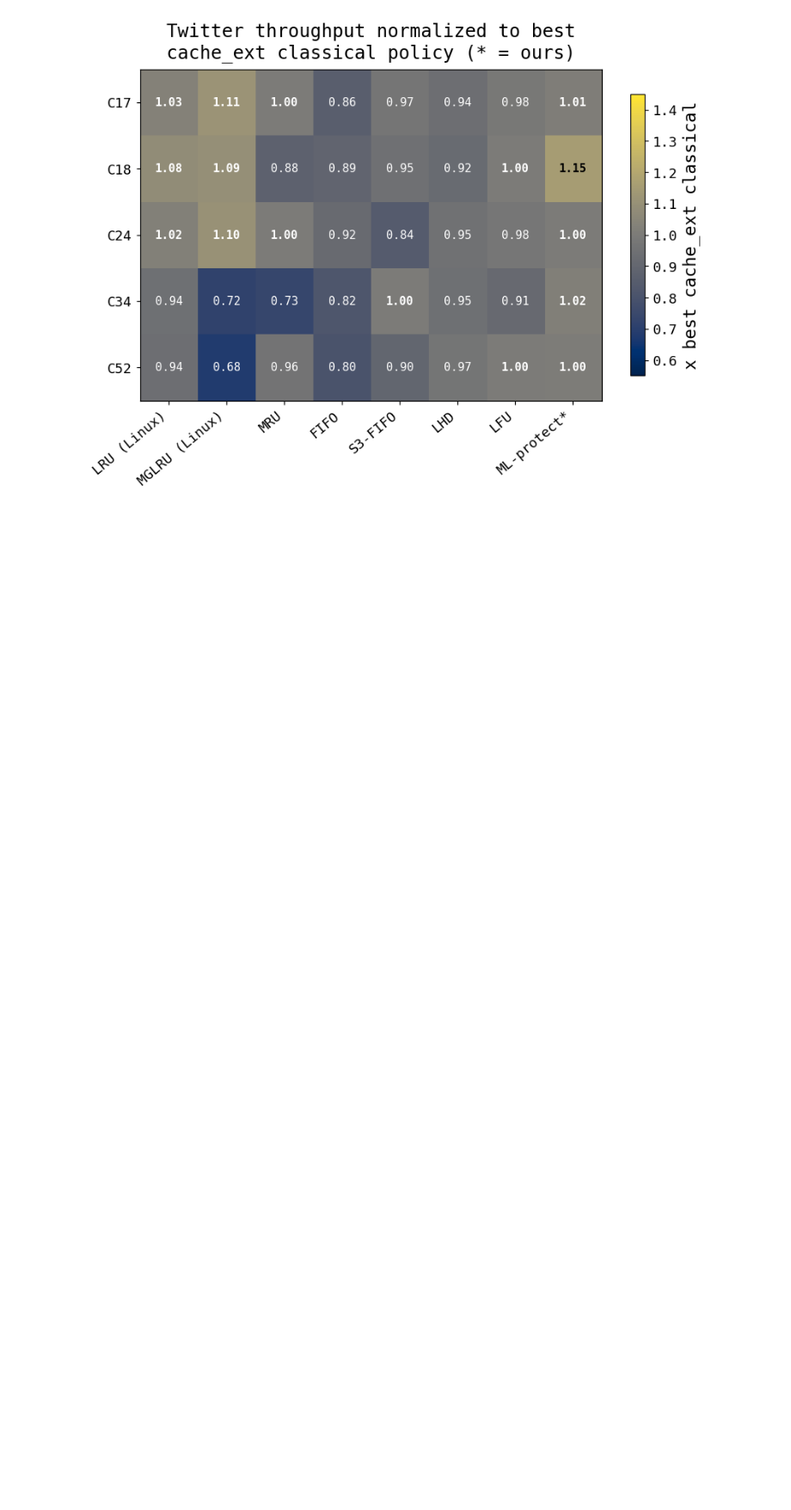
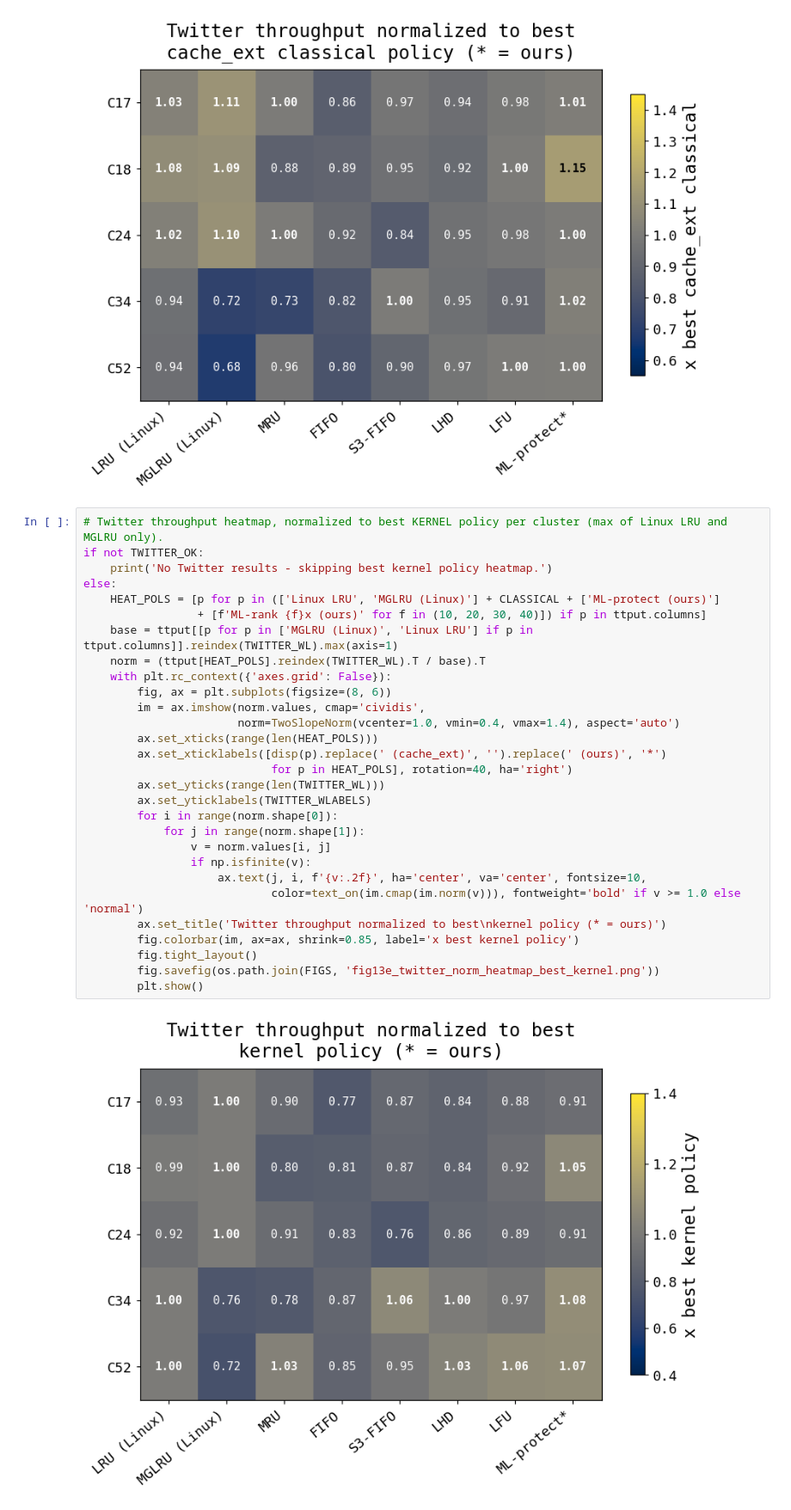
Before and after one commit to JayAndJef/cache_ext_lc, a Jupyter notebook: visualizations/results.ipynb, the cells around one changed output. Shown at 86% size. Saved outputs shown, nothing was run; the diff lists cells and outputs as text; blank space fills up the shorter version.

```diff
--- a/visualizations/results.ipynb
+++ b/visualizations/results.ipynb
@@ -938,6 +965,37 @@ else:
         plt.show()
 # %% [output]
 [figure]
+# %%
+# Twitter throughput heatmap, normalized to best KERNEL policy per cluster (max of Linux LRU and MGLRU only).
+if not TWITTER_OK:
+    print('No Twitter results - skipping best kernel policy heatmap.')
+else:
+    HEAT_POLS = [p for p in (['Linux LRU', 'MGLRU (Linux)'] + CLASSICAL + ['ML-protect (ours)']
+                 + [f'ML-rank {f}x (ours)' for f in (10, 20, 30, 40)]) if p in ttput.columns]
+    base = ttput[[p for p in ['MGLRU (Linux)', 'Linux LRU'] if p in ttput.columns]].reindex(TWITTER_WL).max(axis=1)
+    norm = (ttput[HEAT_POLS].reindex(TWITTER_WL).T / base).T
+    with plt.rc_context({'axes.grid': False}):
+        fig, ax = plt.subplots(figsize=(8, 6))
+        im = ax.imshow(norm.values, cmap='cividis',
+                       norm=TwoSlopeNorm(vcenter=1.0, vmin=0.4, vmax=1.4), aspect='auto')
+        ax.set_xticks(range(len(HEAT_POLS)))
+        ax.set_xticklabels([disp(p).replace(' (cache_ext)', '').replace(' (ours)', '*')
+                            for p in HEAT_POLS], rotation=40, ha='right')
+        ax.set_yticks(range(len(TWITTER_WL)))
+        ax.set_yticklabels(TWITTER_WLABELS)
+        for i in range(norm.shape[0]):
+            for j in range(norm.shape[1]):
+                v = norm.values[i, j]
+                if np.isfinite(v):
+                    ax.text(j, i, f'{v:.2f}', ha='center', va='center', fontsize=10,
+                            color=text_on(im.cmap(im.norm(v))), fontweight='bold' if v >= 1.0 else 'normal')
+        ax.set_title('Twitter throughput normalized to best\nkernel policy (* = ours)')
+        fig.colorbar(im, ax=ax, shrink=0.85, label='x best kernel policy')
+        fig.tight_layout()
+        fig.savefig(os.path.join(FIGS, 'fig13e_twitter_norm_heatmap_best_kernel.png'))
+        plt.show()
+# %% [output]
+[figure, added]
 # %%
 # Decision cost vs delivered throughput -> individual per-Twitter-cluster panels in a subdir.
 # decision latency is YCSB-measured (no Twitter-native traces); a policy-intrinsic proxy.
```
Also changed, not shown: parts of 1 cell of this notebook, 2 other files.
